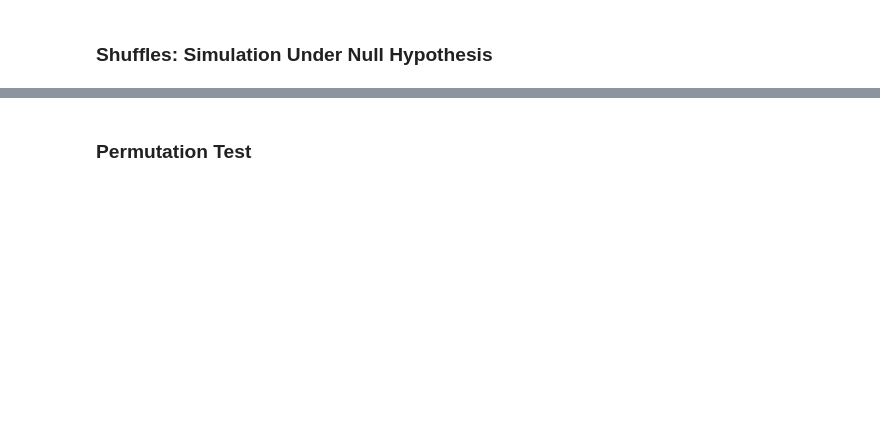
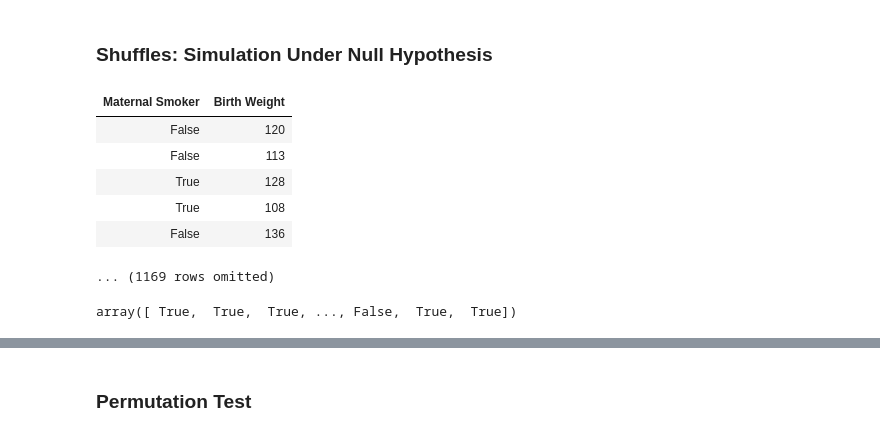
Before and after one commit to kimbrianj/bsos233-sp20, a Jupyter notebook: lectures/07-01-Hypothesis-Testing.ipynb, the cells around one changed output, grey strips where cells are left out. Drawn from its saved outputs; the diff is of its cells as text; code cells hidden in the pictures; blank space fills up the shorter version.

```diff
--- a/lectures/07-01-Hypothesis-Testing.ipynb
+++ b/lectures/07-01-Hypothesis-Testing.ipynb
@@ -46,10 +89,21 @@ difference_of_means(births, 'Birth Weight', 'Maternal Smoker')
 # %% [markdown]
 ### Shuffles: Simulation Under Null Hypothesis ###
 # %%
-smoking_and_birthweight
+smoking_and_birthweight.show(5)
+# %% [output]
+| Maternal Smoker | Birth Weight |
+| False | 120 |
+| False | 113 |
+| True | 128 |
+| True | 108 |
+| False | 136 |
+... (1169 rows omitted)
 # %%
 shuffled_labels = smoking_and_birthweight.sample(with_replacement=False
                                                 ).column('Maternal Smoker')
+shuffled_labels
+# %% [output]
+array([ True,  True,  True, ..., False,  True,  True])
 # %%
 original_and_shuffled = smoking_and_birthweight.with_column(
     'Shuffled Label', shuffled_labels
```
Also changed, not shown: parts of 21 cells of this notebook, 3 other files.
